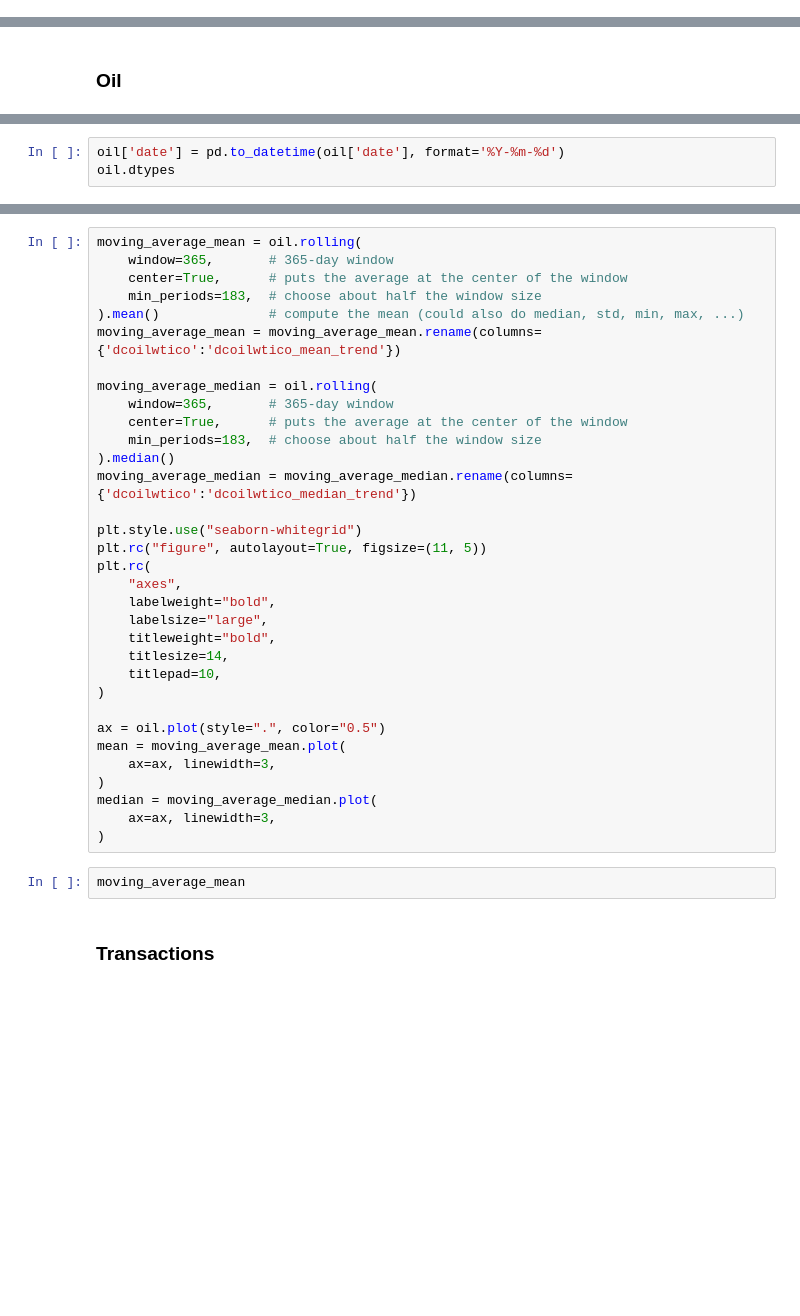
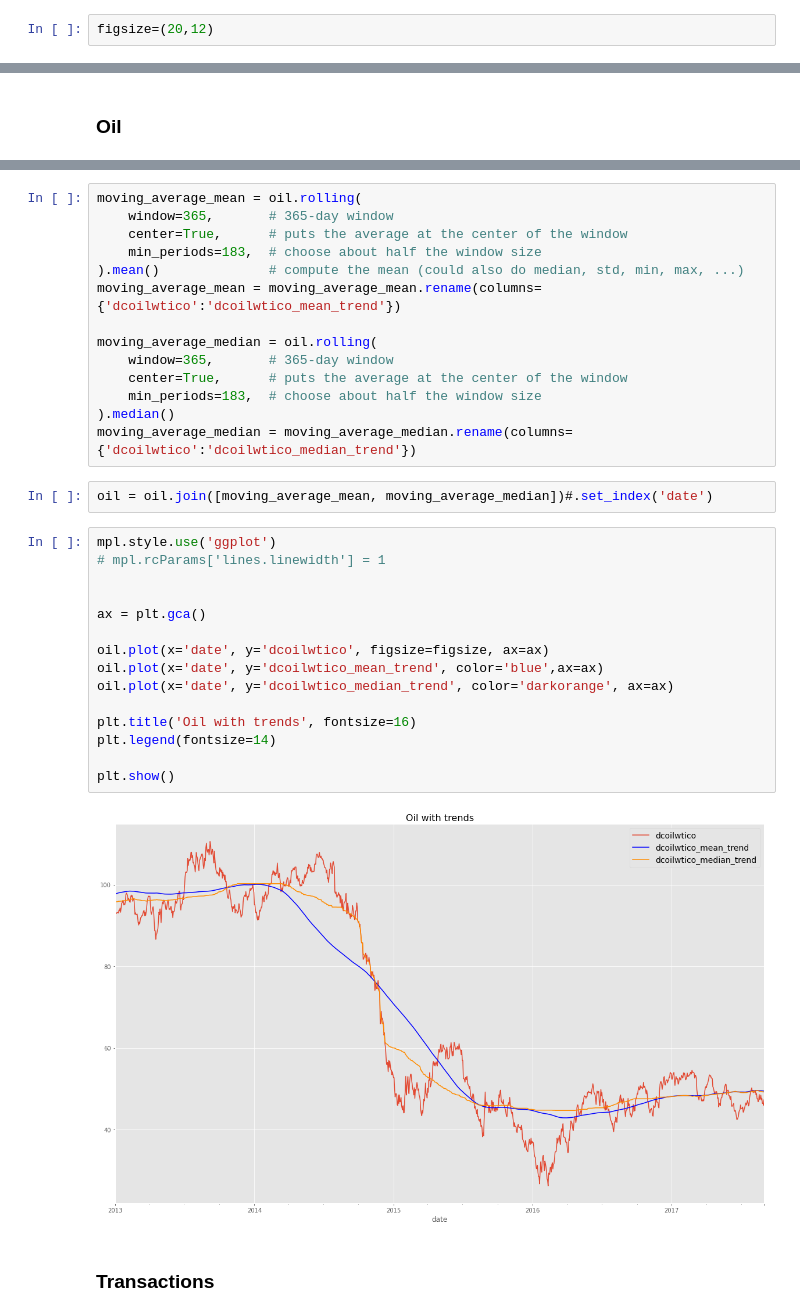
Before and after one commit to KarolRogulski/Store-Sales-Time-Series-Forecasting, a Jupyter notebook: store-sales-time-series-forecasting.ipynb, the cells around one changed output, grey strips where cells are left out. Saved outputs shown, nothing was run; the diff lists cells and outputs as text; blank space fills up the shorter version.

```diff
--- a/store-sales-time-series-forecasting.ipynb
+++ b/store-sales-time-series-forecasting.ipynb
@@ -19,0 +19,2 @@ transactions = pd.read_csv('../input/store-sales-time-series-forecasting/transac
+# %%
+figsize=(20,12)
@@ -28,6 +43,3 @@ oil.isna().value_counts()
-# %%
-oil['date'] = pd.to_datetime(oil['date'], format='%Y-%m-%d')
-oil.dtypes
 # %%
 #fill na using backward fill technique
 oil['dcoilwtico'] = oil['dcoilwtico'].fillna(method='bfill')
@@ -46,27 +68,25 @@ moving_average_median = oil.rolling(
     min_periods=183,  # choose about half the window size
 ).median()
 moving_average_median = moving_average_median.rename(columns={'dcoilwtico':'dcoilwtico_median_trend'})
-
-plt.style.use("seaborn-whitegrid")
-plt.rc("figure", autolayout=True, figsize=(11, 5))
-plt.rc(
-    "axes",
-    labelweight="bold",
-    labelsize="large",
-    titleweight="bold",
-    titlesize=14,
-    titlepad=10,
-)
-
-ax = oil.plot(style=".", color="0.5")
-mean = moving_average_mean.plot(
-    ax=ax, linewidth=3,
-)
-median = moving_average_median.plot(
-    ax=ax, linewidth=3,
-)
-# %%
-moving_average_mean
+# %%
+oil = oil.join([moving_average_mean, moving_average_median])#.set_index('date')
+# %%
+mpl.style.use('ggplot')
+# mpl.rcParams['lines.linewidth'] = 1
+
+
+ax = plt.gca()
+
+oil.plot(x='date', y='dcoilwtico', figsize=figsize, ax=ax)
+oil.plot(x='date', y='dcoilwtico_mean_trend', color='blue',ax=ax)
+oil.plot(x='date', y='dcoilwtico_median_trend', color='darkorange', ax=ax)
+
+plt.title('Oil with trends', fontsize=16)
+plt.legend(fontsize=14)
+
+plt.show()
+# %% [output]
+[figure, added]
 # %% [markdown]
 ### Transactions
 # %%
```
Also changed, not shown: parts of 53 cells of this notebook.
